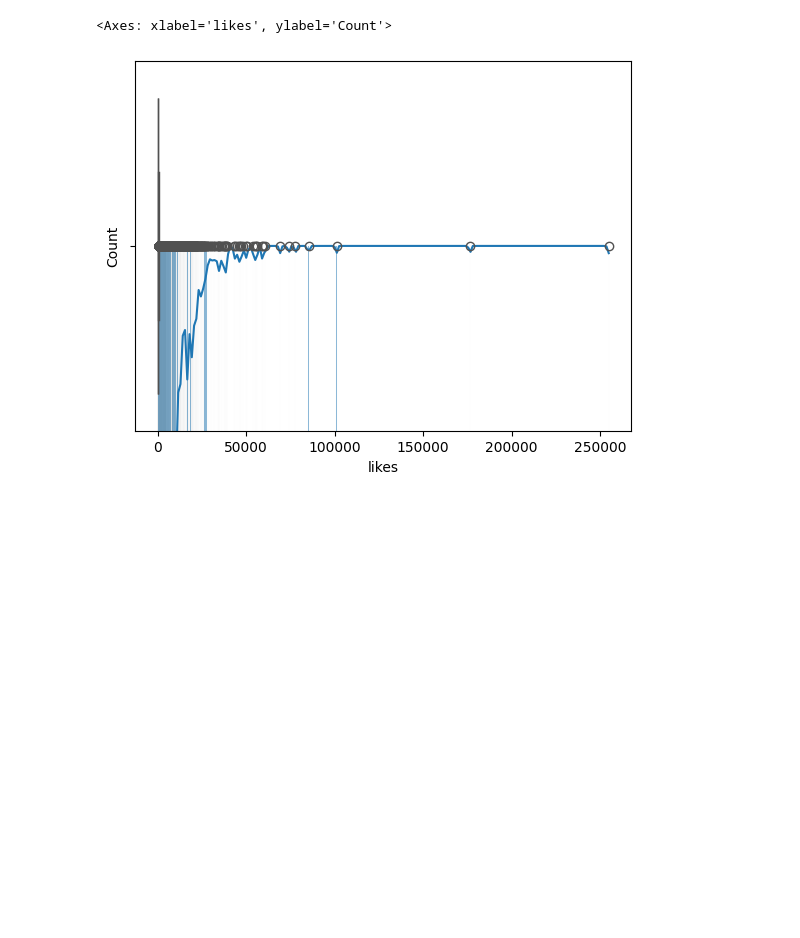
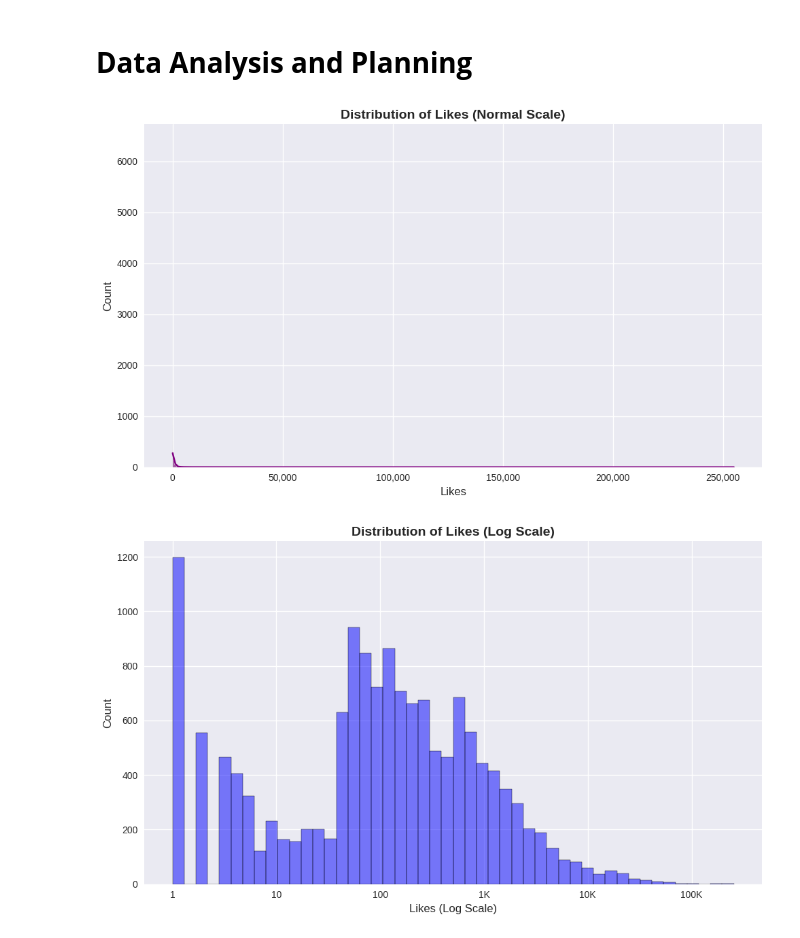
Before and after one commit to shreyans312/CSoT-AI-DevClub, a Jupyter notebook: Week1.ipynb, the cells around one changed output. Saved outputs shown, nothing was run; the diff lists cells and outputs as text; code cells hidden in the pictures; blank space fills up the shorter version.

```diff
--- a/Week1.ipynb
+++ b/Week1.ipynb
@@ -6,9 +12,17 @@ Loading dataset
 # %%
+#Importing libraries and reading dataset
 import pandas as pd
+import numpy as np
+import matplotlib.pyplot as plt
+import seaborn as sns
+from textblob import TextBlob
+
+plt.style.use('seaborn-v0_8')
+sns.set_palette("husl")
 
 df = pd.read_csv("https://docs.google.com/spreadsheets/d/1JcESl7qCCBvS6xpWMZplhCXunvmkcNU_/export?format=csv")
-
-df.shape
+orig_shape = df.shape
+print("Shape of dataset:", orig_shape)
 df.head()
 df.info()
 df.isnull().sum()
@@ -42,4 +59,10 @@ df['media'].fillna('no_media', inplace=True)
 df['has_media'] = df['media'].apply(lambda x: x != 'no_media')
 df['content'] = df['content'].astype(str).str.strip().str.lower()
 df['datetime'] = pd.to_datetime(df['date'], errors='coerce')
+df = df.dropna(subset=['datetime'])
+
+print("Processing Complete !")
+print("Original Shape:", orig_shape)
+print("New Shape:", df.shape)
+print("No. of rows removed:", orig_shape[0] - df.shape[0])
 # %% [output]
@@ -52,9 +78,0 @@ For example, when doing 'df[col].method(value, inplace=True)', try using 'df.met
-# %%
-import seaborn as sns
-import matplotlib.pyplot as plt
-
-sns.histplot(df['likes'], kde=True)
-sns.boxplot(x=df['likes'])
-# %% [output]
-<Axes: xlabel='likes', ylabel='Count'>
-[figure, removed]
@@ -66,0 +79,47 @@ df['char_count'] = df['content'].apply(len)
+# %% [markdown]
+# **Data Analysis and Planning**
+# %%
+plt.figure(figsize=(10, 6))
+sns.histplot(df['likes'], kde=True, color='purple')
+plt.title('Distribution of Likes (Normal Scale)', fontweight='bold', fontsize=14)
+plt.xlabel('Likes', fontsize=12)
+plt.ylabel('Count', fontsize=12)
+plt.tick_params(axis='both', labelsize=10)
+plt.gca().xaxis.set_major_formatter(plt.FuncFormatter(lambda x, _: f'{int(x):,}'))
+plt.tight_layout()
+plt.show()
+plt.close()
+
+
+plt.figure(figsize=(10, 6))
+sns.histplot(df['likes'], kde=True, color='blue', log_scale=True)
+plt.title('Distribution of Likes (Log Scale)', fontweight='bold', fontsize=14)
+plt.xlabel('Likes (Log Scale)', fontsize=12)
+plt.ylabel('Count', fontsize=12)
+plt.tick_params(axis='both', labelsize=10)
+plt.gca().set_xticks([1, 10, 100, 1000, 10000, 100000])
+plt.gca().set_xticklabels(['1', '10', '100', '1K', '10K', '100K'])
+plt.tight_layout()
+plt.show()
+plt.close()
+
+plt.figure(figsize=(10, 6))
+comp_likes = df.groupby('inferred company')['likes'].agg(['mean', 'count']).reset_index()
+top_comp = comp_likes.nlargest(10, 'mean')
+bar = plt.bar(range(len(top_comp)), top_comp['mean'], color='orange', alpha=0.7)
+plt.gca().set_xticks(range(len(top_comp)))
+plt.gca().set_xticklabels(top_comp['inferred company'], rotation=45, ha='right', fontsize=10)
+plt.xlabel('Companies', fontsize=12)
+plt.ylabel('Mean Likes', fontsize=12)
+plt.title('Top 10 Companies by Mean Likes', fontweight='bold', fontsize=14)
+plt.gca().yaxis.set_major_formatter(plt.FuncFormatter(lambda x, _: f'{int(x):,}'))
+plt.tick_params(axis='both', labelsize=10)
+for i, b in enumerate(bar):
+    height = b.get_height()
+    plt.annotate(f'{height:,.2f}', xy=(i, height), ha='center', va='bottom', fontsize=10)
+plt.tight_layout()
+plt.show()
+plt.close()
+# %% [output]
+[figure, added]
+[figure, added]
```
Also changed, not shown: parts of 11 cells of this notebook.
